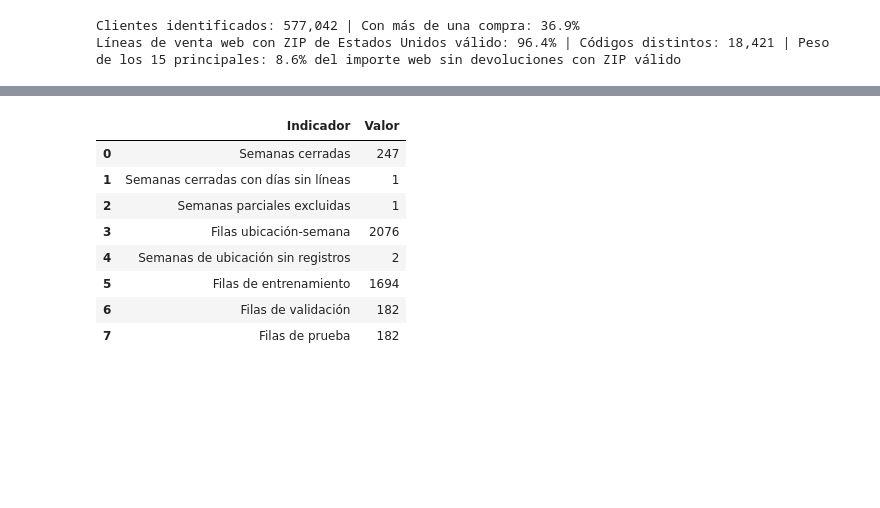
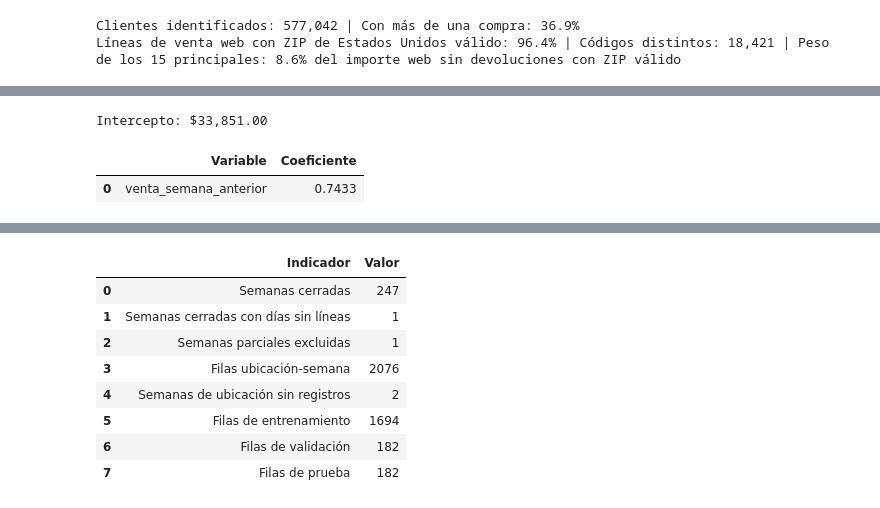
Before and after one commit to geramargonzalez/sales-revenue-datascience, a Jupyter notebook: sales-revenue-jewery.ipynb, the cells around one changed output, grey strips where cells are left out. Cells and saved outputs as stored; diff of their text form; code cells hidden in the pictures; blank space fills up the shorter version.

```diff
--- a/sales-revenue-jewery.ipynb
+++ b/sales-revenue-jewery.ipynb
@@ -2254,0 +2302,11 @@ La celda final vuelve a comprobar las 2,435,854 filas, las 37 columnas y las ven
+# %%
+modelo_rl = LinearRegression()
+modelo_rl.fit(X_train_rl, y_train_rl)
+y_pred_rl = modelo_rl.predict(X_test_rl)
+
+print(f'Intercepto: ${modelo_rl.intercept_:,.2f}')
+display(pd.DataFrame({'Variable': VARIABLES_RL, 'Coeficiente': modelo_rl.coef_}).round(4))
+# %% [output]
+Intercepto: $33,851.00
+|  | Variable | Coeficiente |
+| 0 | venta_semana_anterior | 0.7433 |
```
Also changed, not shown: parts of 12 cells of this notebook, 1 other file.
